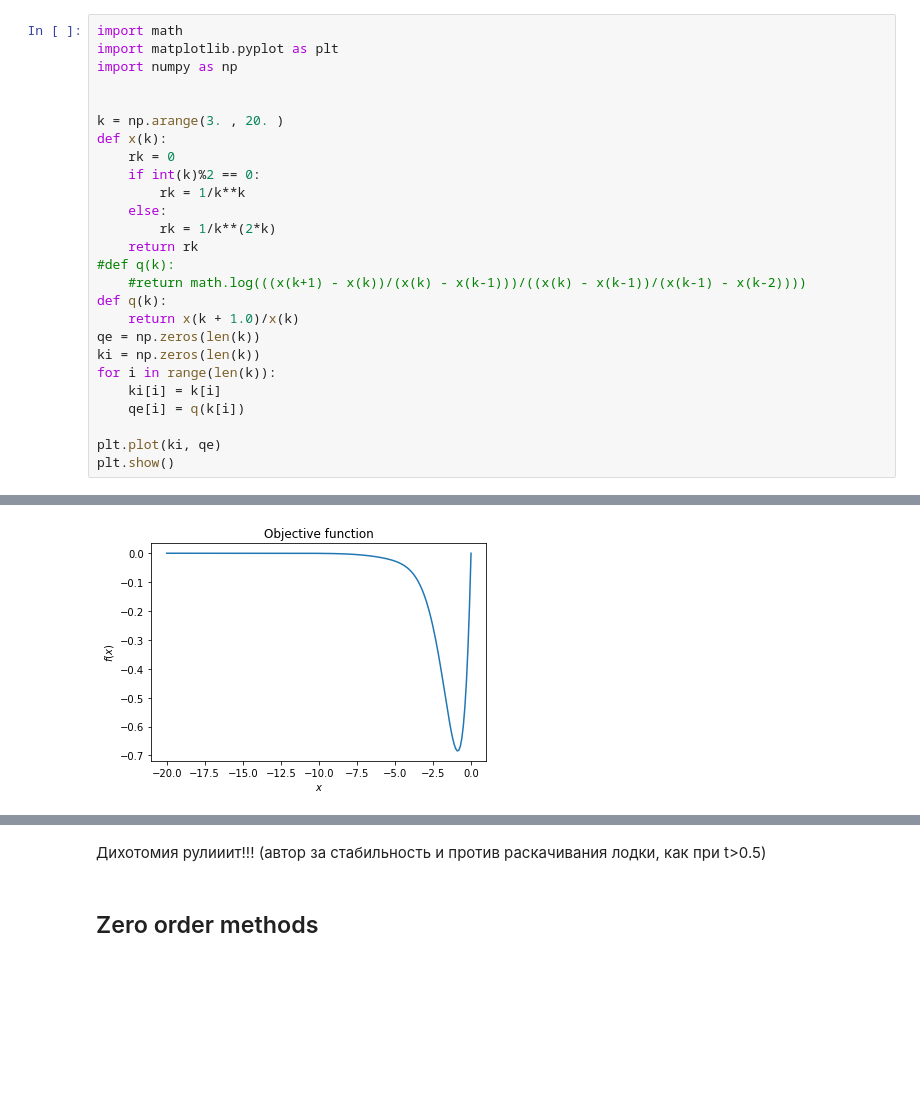
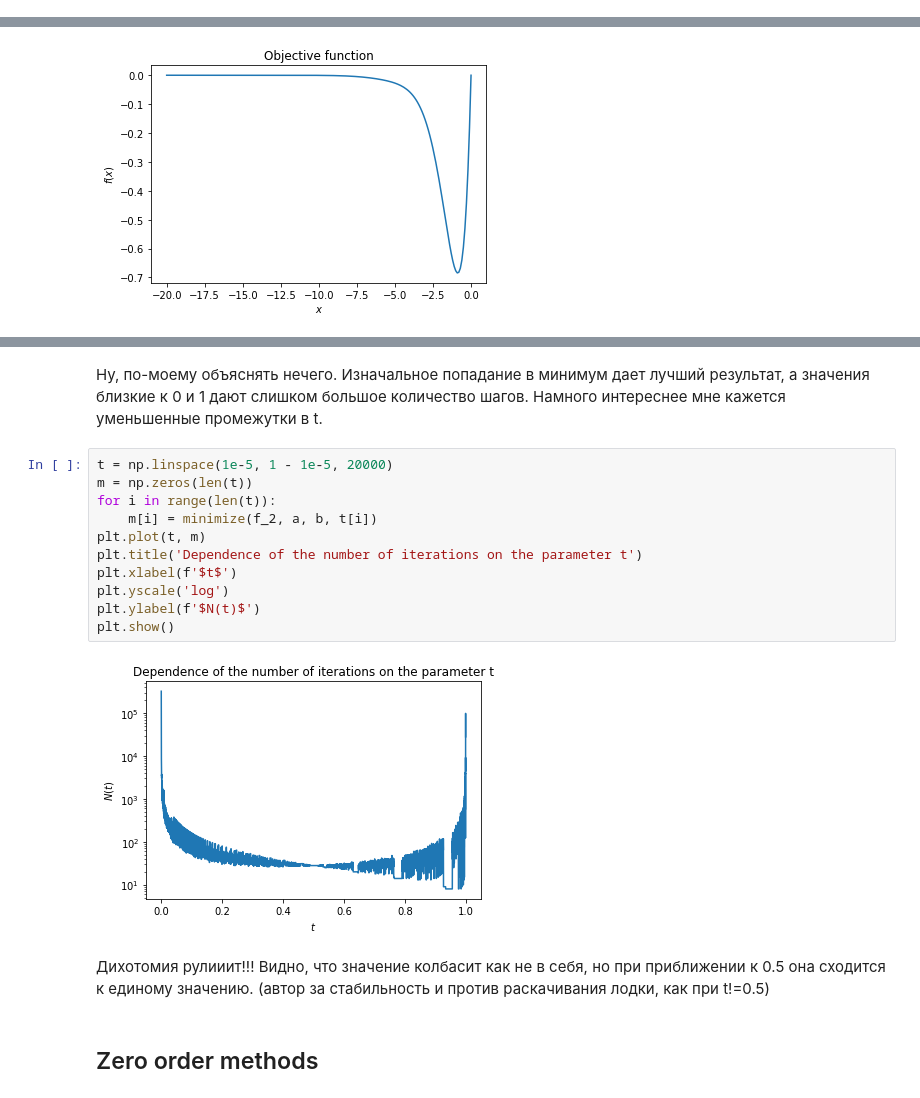
Before and after one commit to ilikot/optim, a Jupyter notebook: HW1_Takidze_Ilya.ipynb, the cells around one changed output, grey strips where cells are left out. Drawn from its saved outputs; the diff is of its cells as text; blank space fills up the shorter version.

```diff
--- a/HW1_Takidze_Ilya.ipynb
+++ b/HW1_Takidze_Ilya.ipynb
@@ -29,29 +32,3 @@
 6. сверхлинейная сходимость, т.к. $\alpha \rightarrow 0$
 
 $\href{http://www.machinelearning.ru/wiki/images/9/9a/MOMO18_Extra1.pdf}{\text{Источник с формулами расчета}}$
-# %%
-import math
-import matplotlib.pyplot as plt
-import numpy as np
-
-
-k = np.arange(3. , 20. )
-def x(k):
-    rk = 0
-    if int(k)%2 == 0:
-        rk = 1/k**k
-    else:
-        rk = 1/k**(2*k)
-    return rk
-#def q(k):
-    #return math.log(((x(k+1) - x(k))/(x(k) - x(k-1)))/((x(k) - x(k-1))/(x(k-1) - x(k-2))))
-def q(k):
-    return x(k + 1.0)/x(k)
-qe = np.zeros(len(k))
-ki = np.zeros(len(k))
-for i in range(len(k)):
-    ki[i] = k[i]
-    qe[i] = q(k[i])
-
-plt.plot(ki, qe)
-plt.show()
@@ -125,5 +104,20 @@ plt.show()
+# %% [markdown]
+Ну, по-моему объяснять нечего. Изначальное попадание в минимум дает лучший результат, а значения близкие к 0 и 1 дают слишком большое количество шагов. Намного интереснее мне кажется уменьшенные промежутки в t.
+# %%
+t = np.linspace(1e-5, 1 - 1e-5, 20000)
+m = np.zeros(len(t))
+for i in range(len(t)):
+    m[i] = minimize(f_2, a, b, t[i])
+plt.plot(t, m)
+plt.title('Dependence of the number of iterations on the parameter t')
+plt.xlabel(f'$t$')
+plt.yscale('log')
+plt.ylabel(f'$N(t)$')
+plt.show()
+# %% [output]
+[figure, added]
 # %% [markdown]
-Дихотомия рулииит!!! (автор за стабильность и против раскачивания лодки, как при t>0.5)
+Дихотомия рулииит!!! Видно, что значение колбасит как не в себя, но при приближении к 0.5 она сходится к единому значению. (автор за стабильность и против раскачивания лодки, как при t!=0.5)
 # %% [markdown]
 ## Zero order methods
 # %% [markdown]
```
Also changed, not shown: parts of 26 cells of this notebook.
